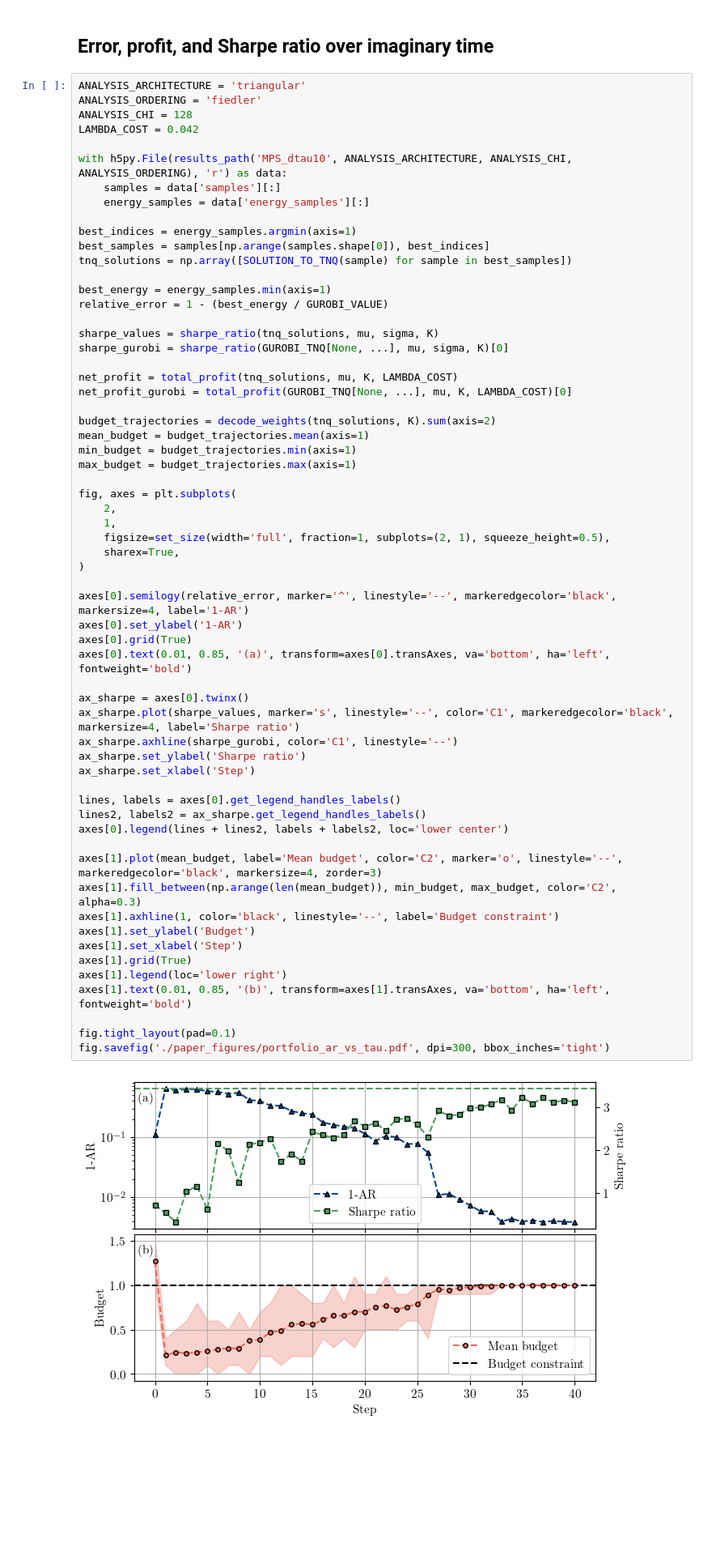
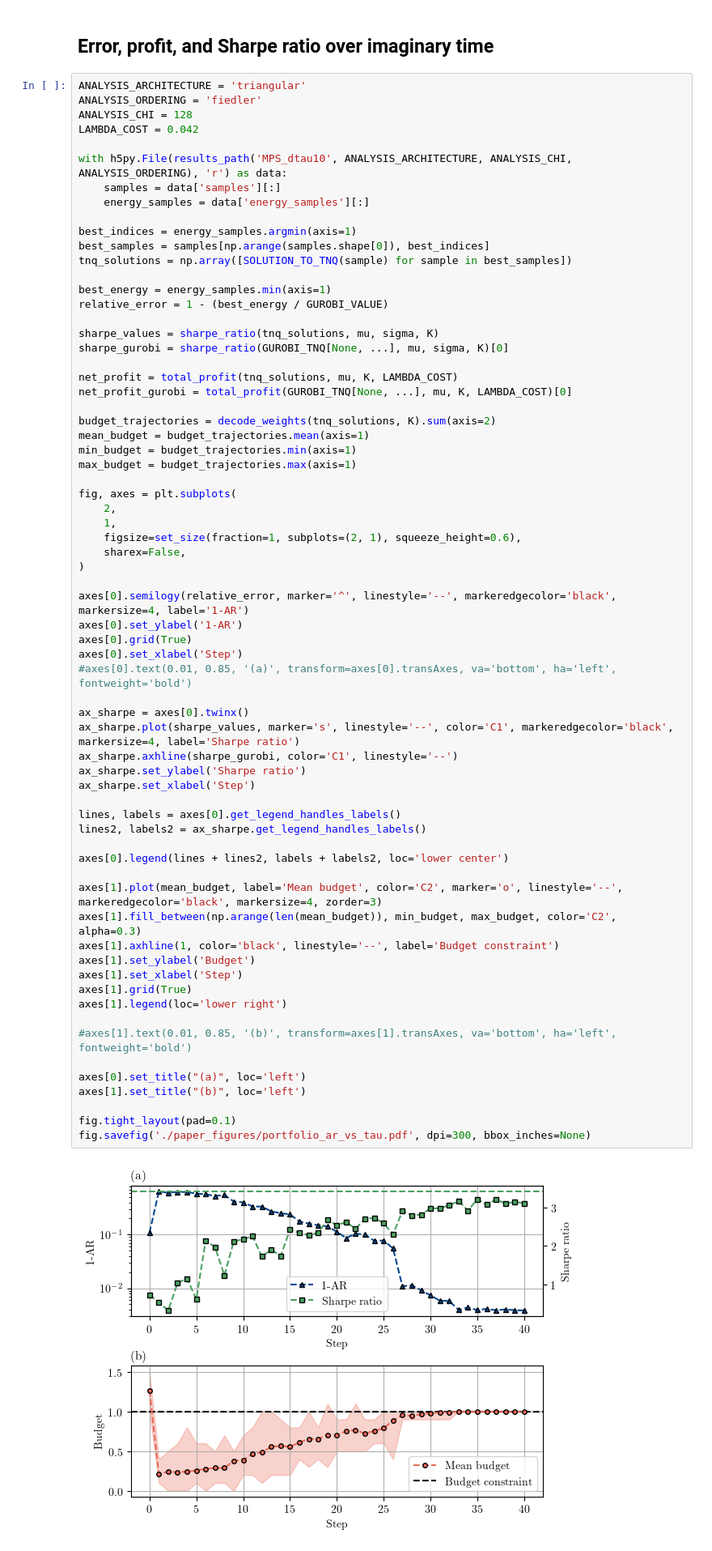
Before and after one commit to erikasgrim/swapnet-mps-ite, a Jupyter notebook: figures/generate_figures_portfolio_opt.ipynb, the cells around one changed output. Shown at 81% size. Cells and saved outputs as stored; diff of their text form; blank space fills up the shorter version.

```diff
--- a/figures/generate_figures_portfolio_opt.ipynb
+++ b/figures/generate_figures_portfolio_opt.ipynb
@@ -214,39 +214,45 @@ max_budget = budget_trajectories.max(axis=1)
 
 fig, axes = plt.subplots(
     2,
     1,
-    figsize=set_size(width='full', fraction=1, subplots=(2, 1), squeeze_height=0.5),
-    sharex=True,
+    figsize=set_size(fraction=1, subplots=(2, 1), squeeze_height=0.6),
+    sharex=False,
 )
 
 axes[0].semilogy(relative_error, marker='^', linestyle='--', markeredgecolor='black', markersize=4, label='1-AR')
 axes[0].set_ylabel('1-AR')
 axes[0].grid(True)
-axes[0].text(0.01, 0.85, '(a)', transform=axes[0].transAxes, va='bottom', ha='left', fontweight='bold')
+axes[0].set_xlabel('Step')
+#axes[0].text(0.01, 0.85, '(a)', transform=axes[0].transAxes, va='bottom', ha='left', fontweight='bold')
 
 ax_sharpe = axes[0].twinx()
 ax_sharpe.plot(sharpe_values, marker='s', linestyle='--', color='C1', markeredgecolor='black', markersize=4, label='Sharpe ratio')
 ax_sharpe.axhline(sharpe_gurobi, color='C1', linestyle='--')
 ax_sharpe.set_ylabel('Sharpe ratio')
 ax_sharpe.set_xlabel('Step')
 
 lines, labels = axes[0].get_legend_handles_labels()
 lines2, labels2 = ax_sharpe.get_legend_handles_labels()
+
 axes[0].legend(lines + lines2, labels + labels2, loc='lower center')
 
 axes[1].plot(mean_budget, label='Mean budget', color='C2', marker='o', linestyle='--', markeredgecolor='black', markersize=4, zorder=3)
 axes[1].fill_between(np.arange(len(mean_budget)), min_budget, max_budget, color='C2', alpha=0.3)
 axes[1].axhline(1, color='black', linestyle='--', label='Budget constraint')
 axes[1].set_ylabel('Budget')
 axes[1].set_xlabel('Step')
 axes[1].grid(True)
 axes[1].legend(loc='lower right')
-axes[1].text(0.01, 0.85, '(b)', transform=axes[1].transAxes, va='bottom', ha='left', fontweight='bold')
+
+#axes[1].text(0.01, 0.85, '(b)', transform=axes[1].transAxes, va='bottom', ha='left', fontweight='bold')
+
+axes[0].set_title("(a)", loc='left')
+axes[1].set_title("(b)", loc='left')
 
 fig.tight_layout(pad=0.1)
-fig.savefig('./paper_figures/portfolio_ar_vs_tau.pdf', dpi=300, bbox_inches='tight')
+fig.savefig('./paper_figures/portfolio_ar_vs_tau.pdf', dpi=300, bbox_inches=None)
 # %% [output]
-[figure, old version]
+[figure, new version]
 # %% [markdown]
 ## Entanglement entropy over imaginary time
 # %%
```
Also changed, not shown: parts of 2 cells of this notebook, 11 other files.
